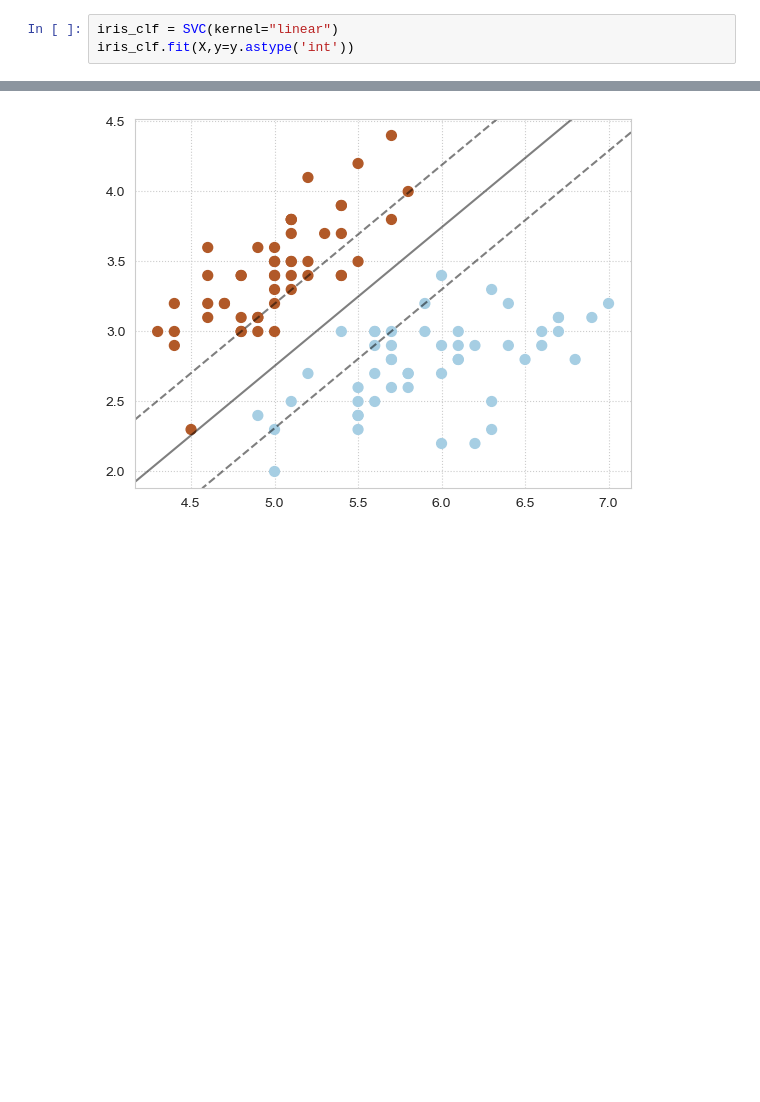
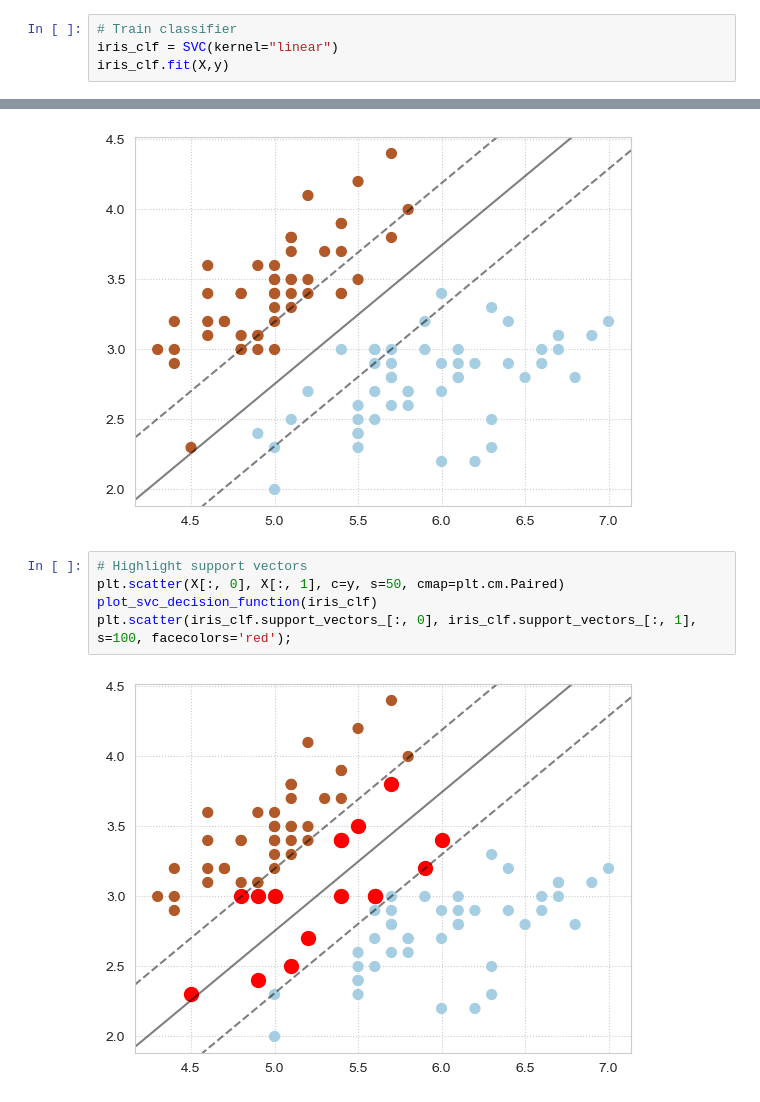
Before and after one commit to faizuddin/ISB46703, a Jupyter notebook: learning/supervised_classification_svm.ipynb, the cells around one changed output, grey strips where cells are left out. Saved outputs shown, nothing was run; the diff lists cells and outputs as text; blank space fills up the shorter version.

```diff
--- a/learning/supervised_classification_svm.ipynb
+++ b/learning/supervised_classification_svm.ipynb
@@ -238,6 +237,7 @@ plt.scatter(X[:,0], X[:,1], c=y, cmap=plt.cm.Paired)
 # %%
+# Train classifier
 iris_clf = SVC(kernel="linear")
-iris_clf.fit(X,y=y.astype('int'))
+iris_clf.fit(X,y)
 # %% [output]
 SVC(kernel='linear')
 # %%
@@ -246,3 +246,10 @@ plt.scatter(X[:, 0], X[:, 1], c=y, s=50, cmap=plt.cm.Paired)
 plot_svc_decision_function(iris_clf);
 # %% [output]
 [figure]
+# %%
+# Highlight support vectors
+plt.scatter(X[:, 0], X[:, 1], c=y, s=50, cmap=plt.cm.Paired)
+plot_svc_decision_function(iris_clf)
+plt.scatter(iris_clf.support_vectors_[:, 0], iris_clf.support_vectors_[:, 1], s=100, facecolors='red');
+# %% [output]
+[figure, added]
```
Also changed, not shown: parts of 5 cells of this notebook, 1 other file.
